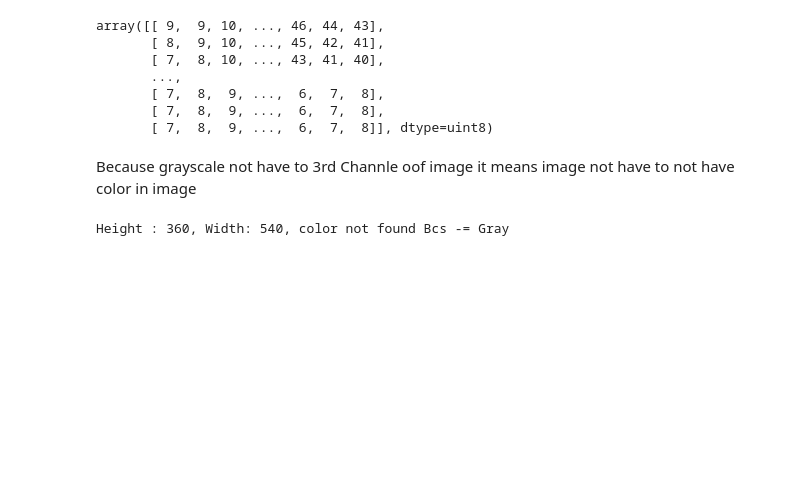
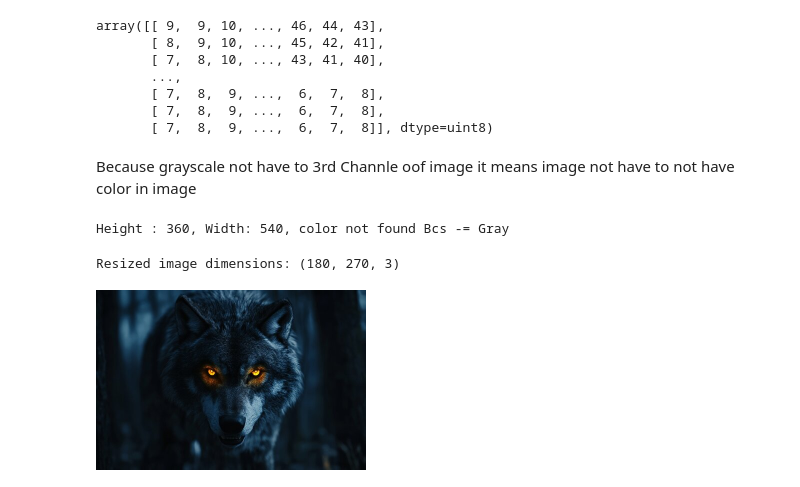
Before and after one commit to vaibhavjaybhaye09/AI_ML, a Jupyter notebook: OpenCv/OpenCv.ipynb, the cells around one changed output. Saved outputs shown, nothing was run; the diff lists cells and outputs as text; code cells hidden in the pictures; blank space fills up the shorter version.

```diff
--- a/OpenCv/OpenCv.ipynb
+++ b/OpenCv/OpenCv.ipynb
@@ -43,3 +43,14 @@ h, w= gray.shape
 print(f"Height : {h}, Width: {w}, color not found Bcs -= Gray ")
 # %% [output]
 Height : 360, Width: 540, color not found Bcs -= Gray
+# %%
+import cv2
+from google.colab.patches import cv2_imshow
+
+# Resizing the image to half its original size
+resized_image = cv2.resize(image, (int(w/2), int(h/2)))
+print(f"Resized image dimensions: {resized_image.shape}")
+cv2_imshow(resized_image)
+# %% [output]
+Resized image dimensions: (180, 270, 3)
+[figure, added]
```
Also changed, not shown: parts of 28 cells of this notebook.
